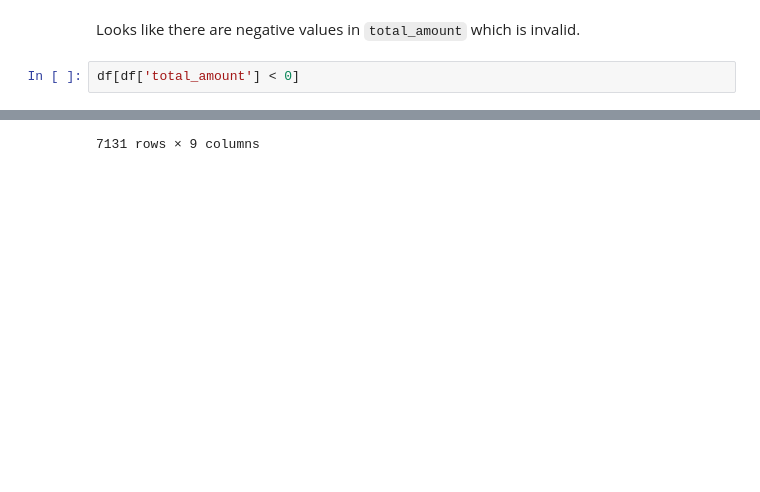
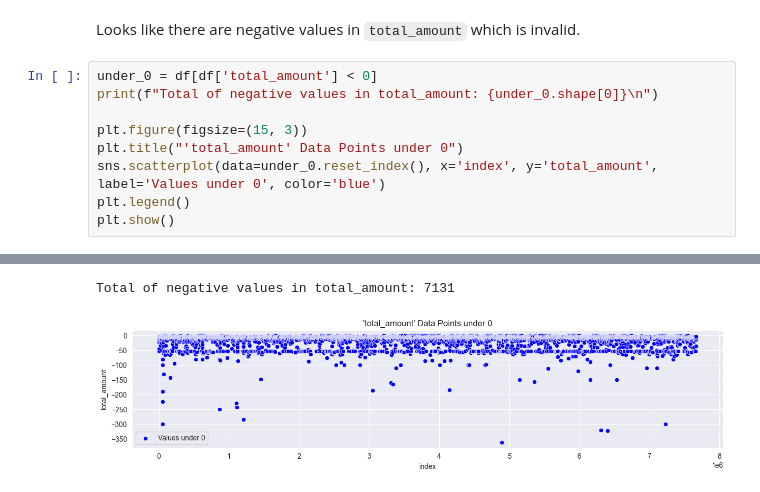
Before and after one commit to Cee-boop/New-York-Taxi-Analysis, a Jupyter notebook: presentable_notebook.ipynb, the cells around one changed output, grey strips where cells are left out. Drawn from its saved outputs; the diff is of its cells as text; blank space fills up the shorter version.

```diff
--- a/presentable_notebook.ipynb
+++ b/presentable_notebook.ipynb
@@ -134,5 +181,12 @@ plt.show()
 # %% [markdown]
 Looks like there are negative values in `total_amount` which is invalid.
 # %%
-df[df['total_amount'] < 0]
+under_0 = df[df['total_amount'] < 0]
+print(f"Total of negative values in total_amount: {under_0.shape[0]}\n")
+
+plt.figure(figsize=(15, 3))
+plt.title("'total_amount' Data Points under 0")
+sns.scatterplot(data=under_0.reset_index(), x='index', y='total_amount', label='Values under 0', color='blue')
+plt.legend()
+plt.show()
 # %% [output]
@@ -151 +193,2 @@ df[df['total_amount'] < 0]
-7131 rows × 9 columns
+Total of negative values in total_amount: 7131
+[figure, added]
```
Also changed, not shown: parts of 21 cells of this notebook.
